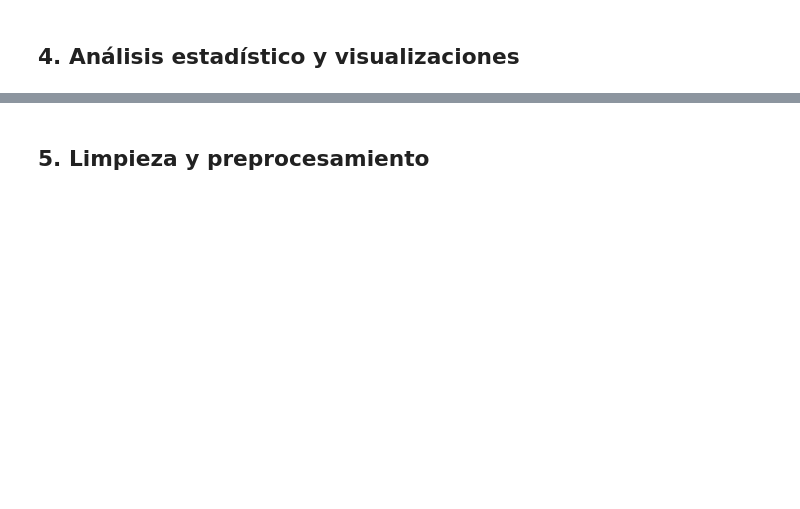
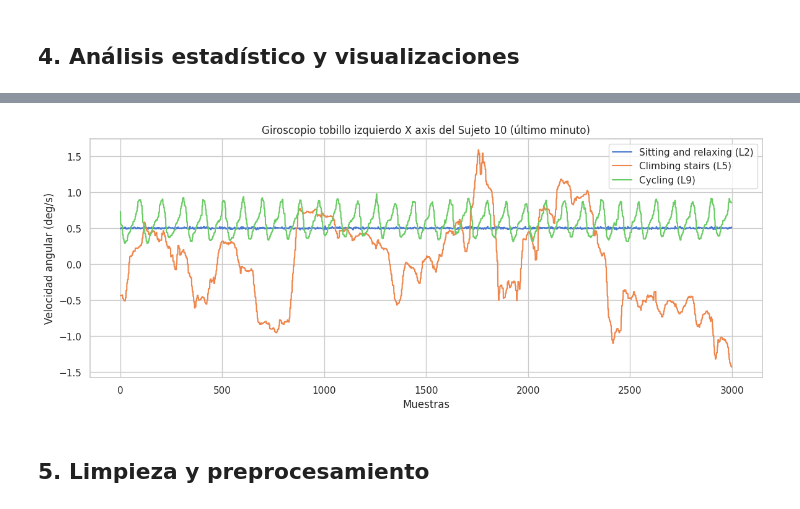
Before and after one commit to rafakt312/Taller-de-Ciencia-de-datos-Taller1, a Jupyter notebook: mHealth_eda.ipynb, the cells around one changed output, grey strips where cells are left out. Drawn from its saved outputs; the diff is of its cells as text; code cells hidden in the pictures; blank space fills up the shorter version.

```diff
--- a/mHealth_eda.ipynb
+++ b/mHealth_eda.ipynb
@@ -96,3 +147,32 @@ plt.show()
+# %%
+import matplotlib.pyplot as plt
+
+# Número de muestras para 1 minuto
+muestras = 50 * 60  # 50 Hz * 60 s = 3000 muestras
+
+# Filtrar actividades del sujeto 10
+df_suj10_L2 = df[df[23] == 2]    # Sitting and relaxing
+df_suj10_L5 = df[df[23] == 5]    # Climbing stairs
+df_suj10_L9 = df[df[23] == 9]    # Cycling
+
+# Tomar las últimas 3000 muestras (último minuto)
+gyro_L2 = df_suj10_L2[8].values[-muestras:]
+gyro_L5 = df_suj10_L5[8].values[-muestras:]
+gyro_L9 = df_suj10_L9[8].values[-muestras:]
+
+plt.figure(figsize=(14,5))
+
+plt.plot(range(muestras), gyro_L2, label='Sitting and relaxing (L2)')
+plt.plot(range(muestras), gyro_L5, label='Climbing stairs (L5)')
+plt.plot(range(muestras), gyro_L9, label='Cycling (L9)')
+
+plt.title('Giroscopio tobillo izquierdo X axis del Sujeto 10 (último minuto)')
+plt.xlabel('Muestras')
+plt.ylabel('Velocidad angular (deg/s)')
+plt.legend()
+plt.show()
+# %% [output]
+[figure, added]
 # %% [markdown]
 ## 5. Limpieza y preprocesamiento
 # %%
```
Also changed, not shown: parts of 8 cells of this notebook.
